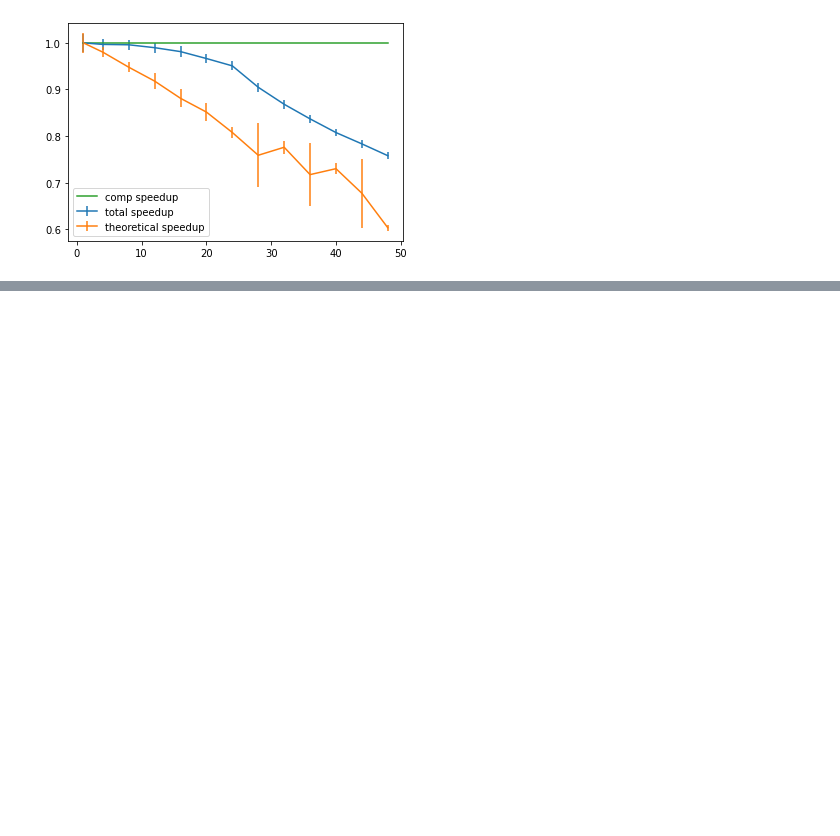
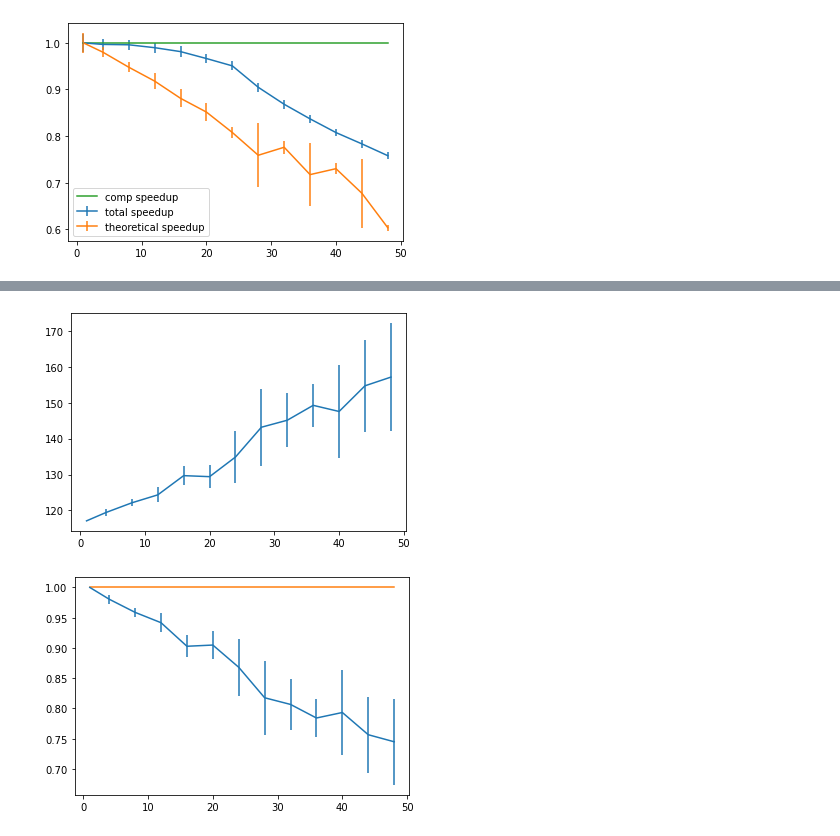
Before and after one commit to pogmat/Foundations_of_HPC_2020, a Jupyter notebook: Assignment2/stats/stats_err.ipynb, the cells around one changed output, grey strips where cells are left out. Cells and saved outputs as stored; diff of their text form; code cells hidden in the pictures; blank space fills up the shorter version.

```diff
--- a/Assignment2/stats/stats_err.ipynb
+++ b/Assignment2/stats/stats_err.ipynb
@@ -73,0 +116,5 @@ omp_plots("omp_weak_101.txt", False)
+# %%
+mpi_plots("mpi_weak_101.txt", False)
+# %% [output]
+[figure, added]
+[figure, added]
```
Also changed, not shown: parts of 4 cells of this notebook.
